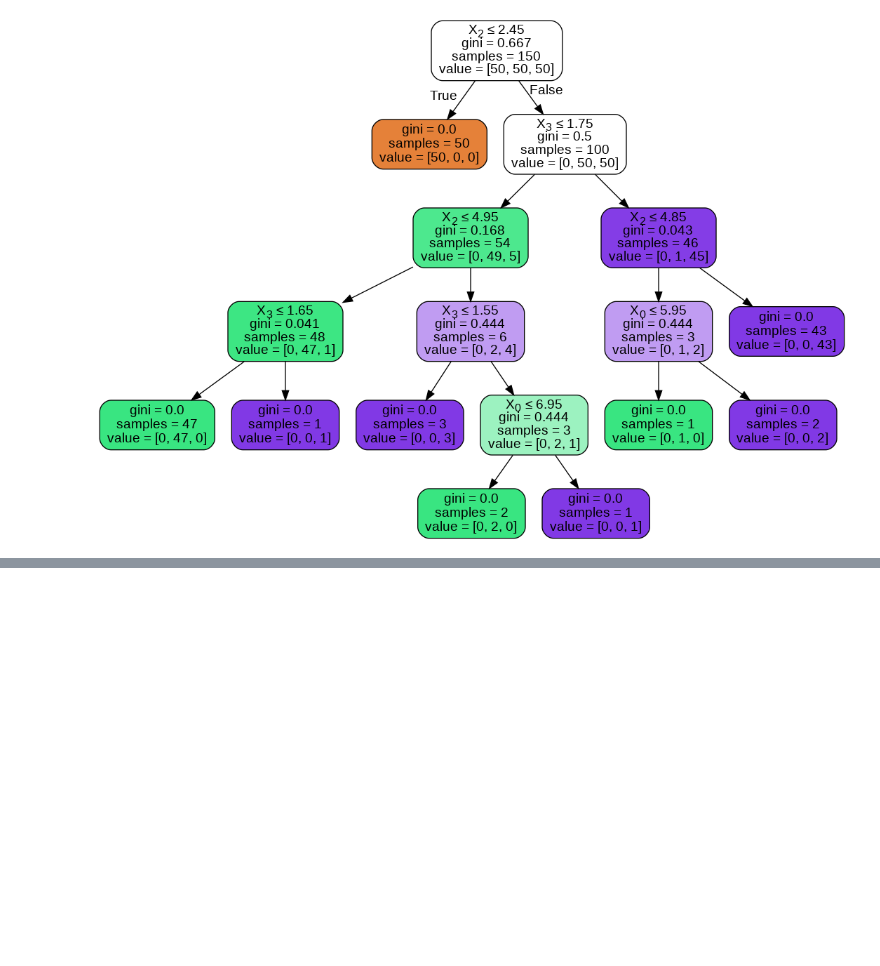
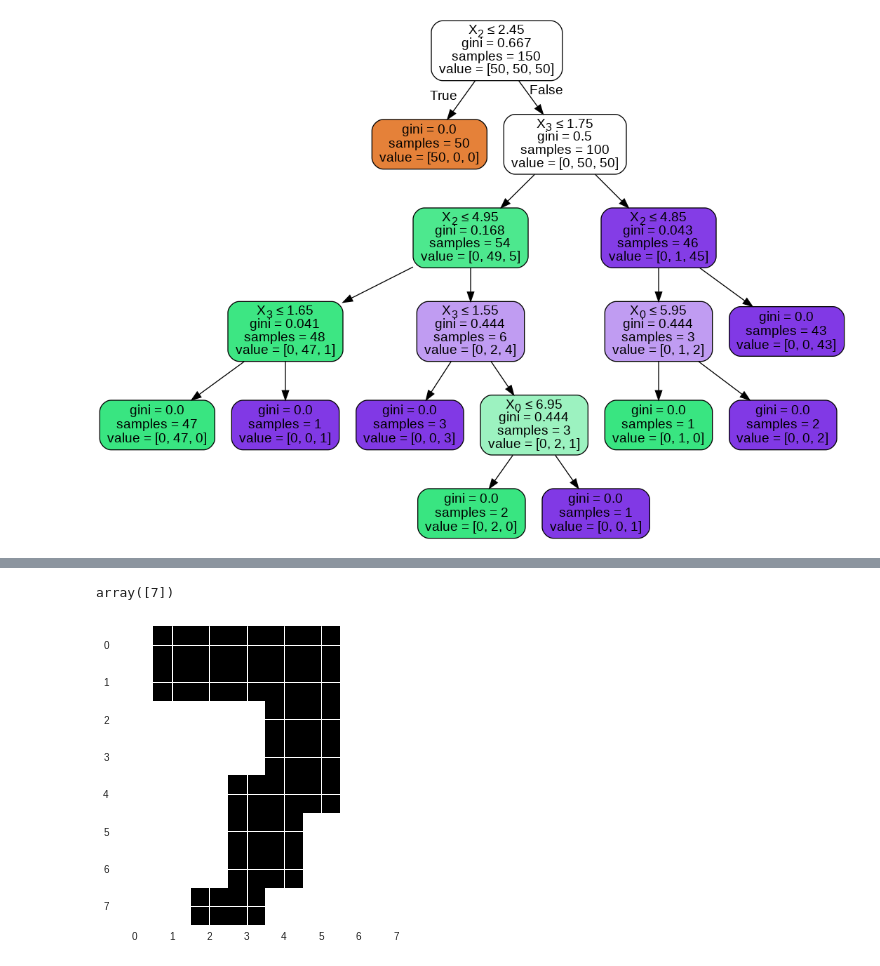
Before and after one commit to tjwei/NDHU_AM1130, a Jupyter notebook: sklearn.ipynb, the cells around one changed output, grey strips where cells are left out. Saved outputs shown, nothing was run; the diff lists cells and outputs as text; code cells hidden in the pictures; blank space fills up the shorter version.

```diff
--- a/sklearn.ipynb
+++ b/sklearn.ipynb
@@ -166,0 +261,18 @@ Image(graph.create_png())
+# %%
+import numpy as np
+img = np.float64(
+[[0,1,1,1,1,1,0,0],
+ [0,1,1,1,1,1,0,0],
+ [0,0,0,0,1,1,0,0],
+ [0,0,0,0,1,1,0,0],
+ [0,0,0,1,1,1,0,0],
+ [0,0,0,1,1,0,0,0],
+ [0,0,0,1,1,0,0,0],
+ [0,0,1,1,0,0,0,0]
+]
+)
+plt.imshow(img)
+clf.predict( (img).reshape(1, 64) )
+# %% [output]
+array([7])
+[figure, added]
```
Also changed, not shown: parts of 16 cells of this notebook.
